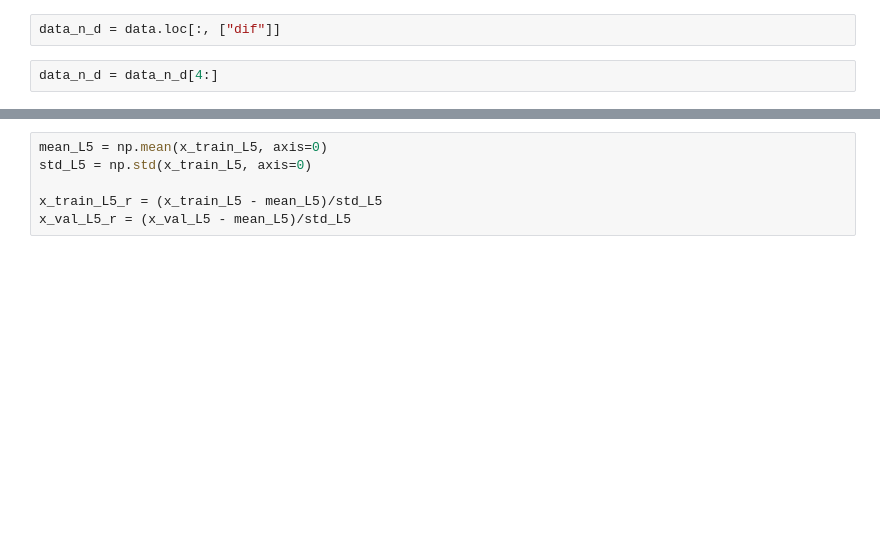
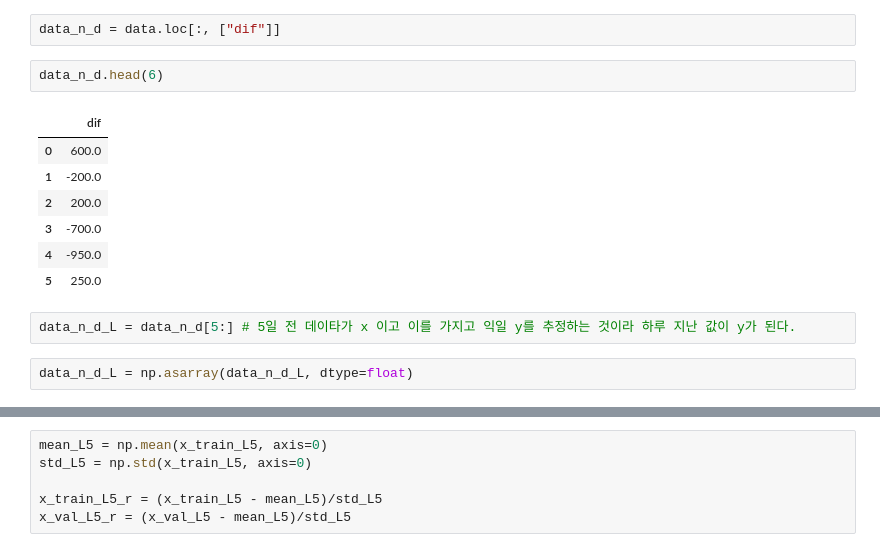
Before and after one commit to sjbaek12/sjbaek12.github.io, a Jupyter notebook: 주가예측_LSTM.ipynb, the cells around one changed output, grey strips where cells are left out. Saved outputs shown, nothing was run; the diff lists cells and outputs as text; blank space fills up the shorter version.

```diff
--- a/주가예측_LSTM.ipynb
+++ b/주가예측_LSTM.ipynb
@@ -442,5 +437,17 @@ data_n_L.shape
 (507, 5, 5)
 # %%
 data_n_d = data.loc[:, ["dif"]]
-# %%
-data_n_d = data_n_d[4:]
+# %%
+data_n_d.head(6)
+# %% [output]
+|  | dif |
+| 0 | 600.0 |
+| 1 | -200.0 |
+| 2 | 200.0 |
+| 3 | -700.0 |
+| 4 | -950.0 |
+| 5 | 250.0 |
+# %%
+data_n_d_L = data_n_d[5:] # 5일 전 데이타가 x 이고 이를 가지고 익일 y를 추정하는 것이라 하루 지난 값이 y가 된다.
+# %%
+data_n_d_L = np.asarray(data_n_d_L, dtype=float)
```
Also changed, not shown: parts of 11 cells of this notebook.
